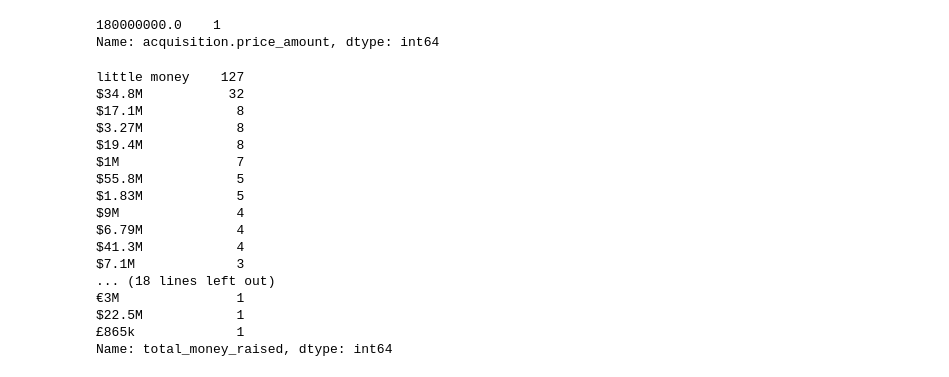
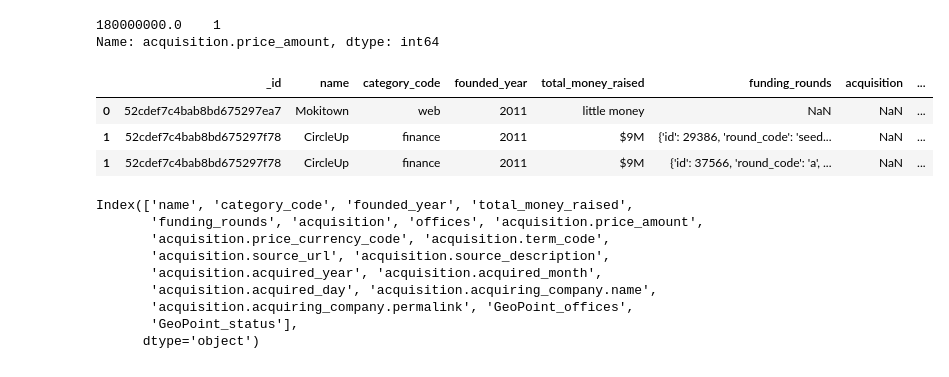
Before and after one commit to rihp/geodata, a Jupyter notebook: Exploring_crunchbase_company_data.ipynb, the cells around one changed output. Cells and saved outputs as stored; diff of their text form; code cells hidden in the pictures.

Commit message:
working on outputs to be usable with MongoDB Compass

```diff
--- a/Exploring_crunchbase_company_data.ipynb
+++ b/Exploring_crunchbase_company_data.ipynb
@@ -227,23 +228,25 @@ def money_counter(money_string):
         return "little money"
 # %%
 df['total_money_raised'] = df.total_money_raised.apply(money_counter)
+df.head(3)
+# %% [output]
+|  | _id | name | category_code | founded_year | total_money_raised | funding_rounds | acquisition | ... |
+| 0 | 52cdef7c4bab8bd675297ea7 | Mokitown | web | 2011 | little money | NaN | NaN | ... |
+| 1 | 52cdef7c4bab8bd675297f78 | CircleUp | finance | 2011 | $9M | {'id': 29386, 'round_code': 'seed... | NaN | ... |
+| 1 | 52cdef7c4bab8bd675297f78 | CircleUp | finance | 2011 | $9M | {'id': 37566, 'round_code': 'a', ... | NaN | ... |
-# %%
-df.total_money_raised.value_counts()
-# %% [output]
-little money    127
-$34.8M           32
-$17.1M            8
-$3.27M            8
-$19.4M            8
-$1M               7
-$55.8M            5
-$1.83M            5
-$9M               4
-$6.79M            4
-$41.3M            4
-$7.1M             3
-... (18 lines left out)
-€3M               1
-$22.5M            1
-£865k             1
-Name: total_money_raised, dtype: int64
+# %%
+# At this point, if we want to save the dataframe into a JSON
+# the `_id` has to be dropped in order to avoid OverflowError
+
+df2 = df.drop(columns="_id")
+df2.columns
+# %% [output]
+Index(['name', 'category_code', 'founded_year', 'total_money_raised',
+       'funding_rounds', 'acquisition', 'offices', 'acquisition.price_amount',
+       'acquisition.price_currency_code', 'acquisition.term_code',
+       'acquisition.source_url', 'acquisition.source_description',
+       'acquisition.acquired_year', 'acquisition.acquired_month',
+       'acquisition.acquired_day', 'acquisition.acquiring_company.name',
+       'acquisition.acquiring_company.permalink', 'GeoPoint_offices',
+       'GeoPoint_status'],
+      dtype='object')
```
Also changed, not shown: parts of 6 cells of this notebook, 1 other file.
